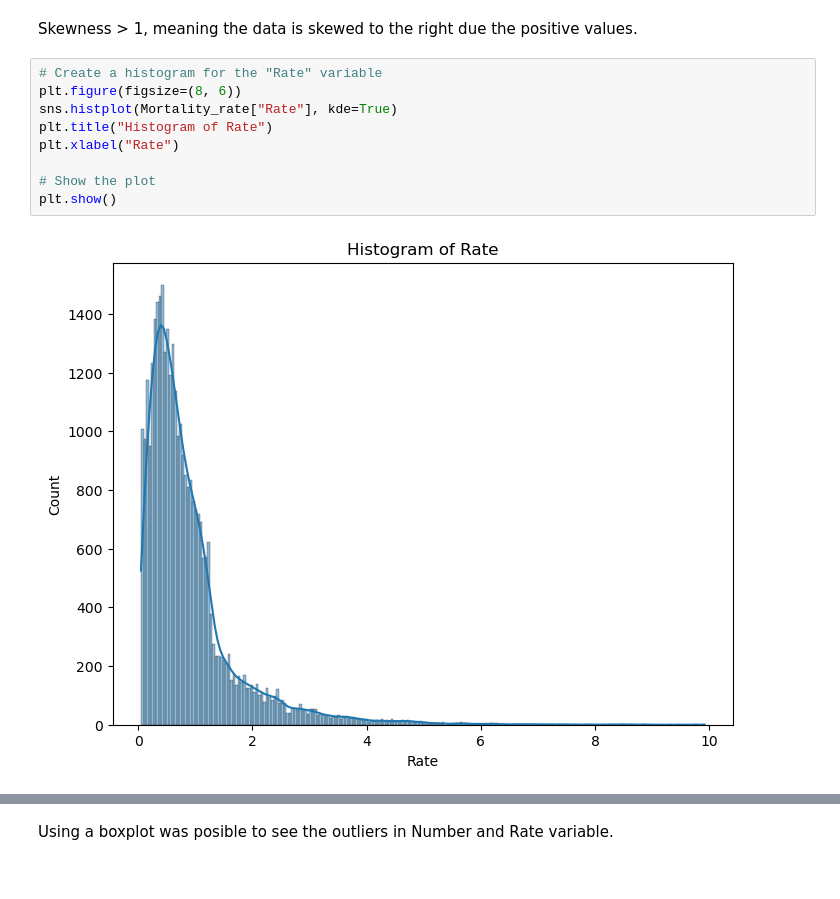
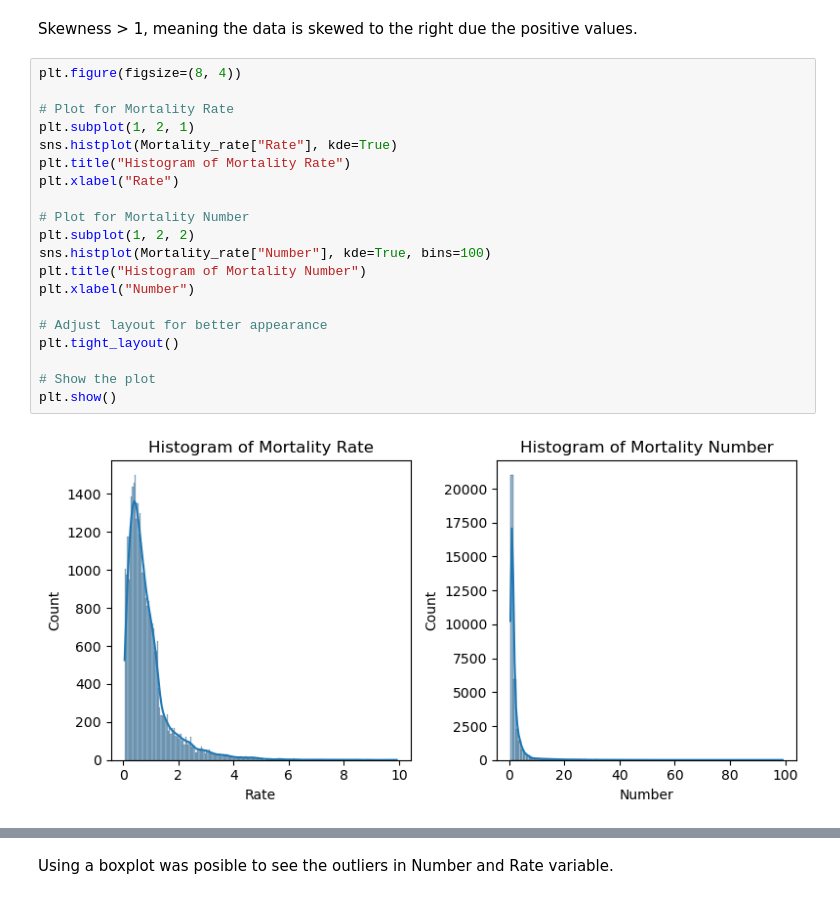
Before and after one commit to Paolacrir/CA1, a Jupyter notebook: Statistic.ipynb, the cells around one changed output, grey strips where cells are left out. Cells and saved outputs as stored; diff of their text form.

```diff
--- a/Statistic.ipynb
+++ b/Statistic.ipynb
@@ -243,13 +243,24 @@ Mortality_rate["Number"].skew()
 # %% [markdown]
 Skewness > 1, meaning the data is skewed to the right due the positive values.
 # %%
-# Create a histogram for the "Rate" variable
-plt.figure(figsize=(8, 6))
+plt.figure(figsize=(8, 4))
+
+# Plot for Mortality Rate
+plt.subplot(1, 2, 1)
 sns.histplot(Mortality_rate["Rate"], kde=True)
-plt.title("Histogram of Rate")
+plt.title("Histogram of Mortality Rate")
 plt.xlabel("Rate")
+
+# Plot for Mortality Number
+plt.subplot(1, 2, 2)
+sns.histplot(Mortality_rate["Number"], kde=True, bins=100)
+plt.title("Histogram of Mortality Number")
+plt.xlabel("Number")
+
+# Adjust layout for better appearance
+plt.tight_layout()
 
 # Show the plot
 plt.show()
 # %% [output]
-[figure, old version]
+[figure, new version]
```
Also changed, not shown: parts of 1 cell of this notebook.
